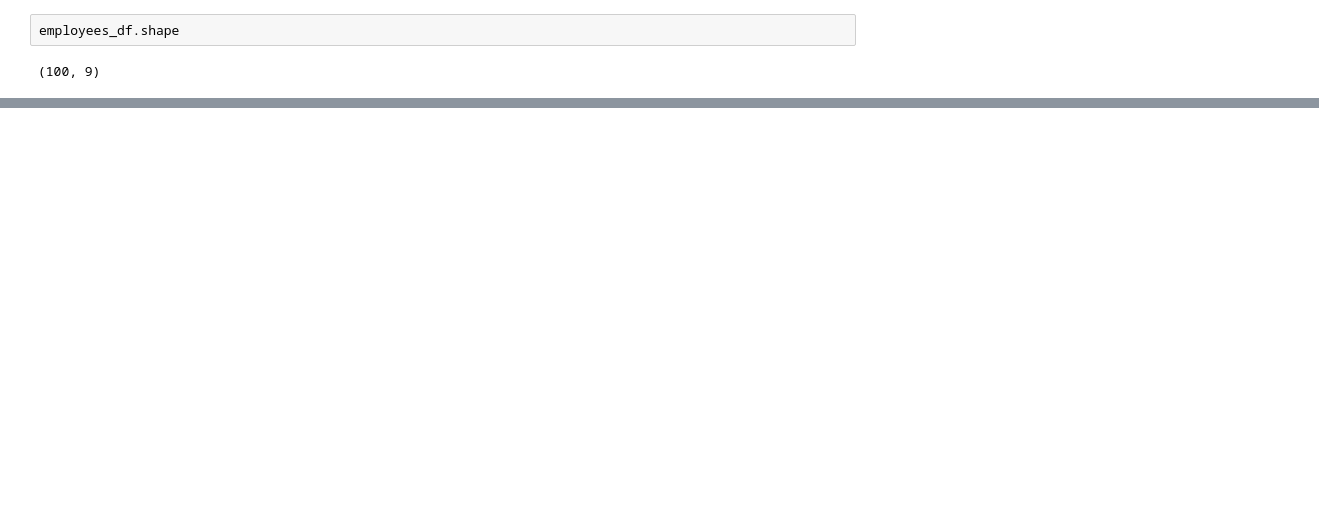
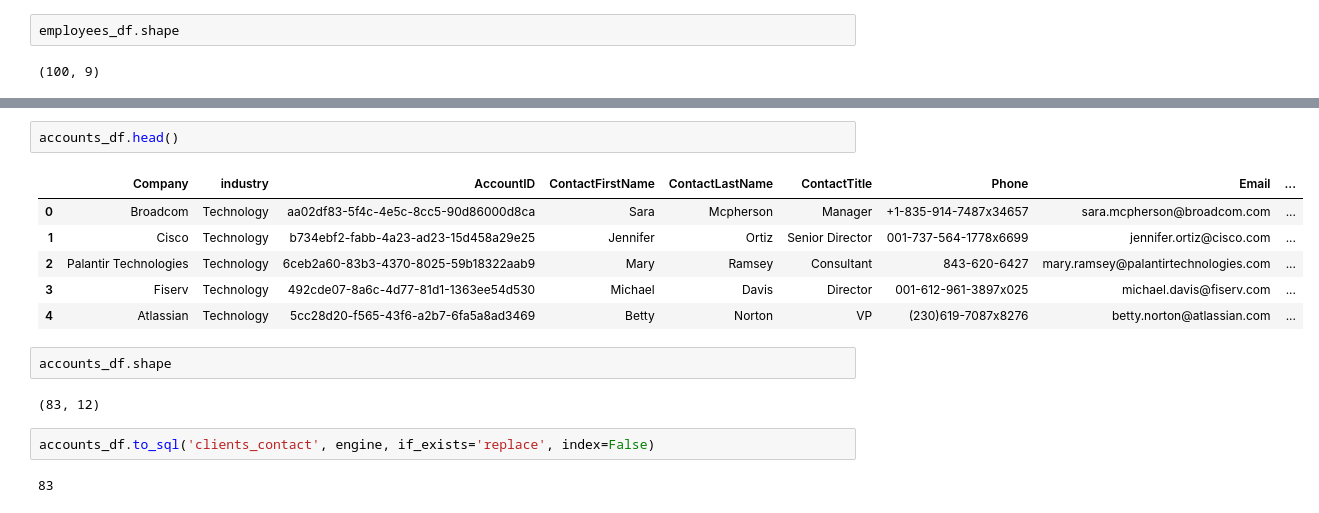
Before and after one commit to ConvoAI-Capstone-SpSu2025/currensee, a Jupyter notebook: notebooks/data_loading/load_crm_to_cloud.ipynb, the cells around one changed output, grey strips where cells are left out. Drawn from its saved outputs; the diff is of its cells as text; blank space fills up the shorter version.

```diff
--- a/notebooks/data_loading/load_crm_to_cloud.ipynb
+++ b/notebooks/data_loading/load_crm_to_cloud.ipynb
@@ -464,0 +431,17 @@ LINE 1: SELECT * from Employees
+# %%
+accounts_df.head()
+# %% [output]
+|  | Company | industry | AccountID | ContactFirstName | ContactLastName | ContactTitle | Phone | Email | ... |
+| 0 | Broadcom | Technology | aa02df83-5f4c-4e5c-8cc5-90d86000d8ca | Sara | Mcpherson | Manager | +1-835-914-7487x34657 | sara.mcpherson@broadcom.com | ... |
+| 1 | Cisco | Technology | b734ebf2-fabb-4a23-ad23-15d458a29e25 | Jennifer | Ortiz | Senior Director | 001-737-564-1778x6699 | jennifer.ortiz@cisco.com | ... |
+| 2 | Palantir Technologies | Technology | 6ceb2a60-83b3-4370-8025-59b18322aab9 | Mary | Ramsey | Consultant | 843-620-6427 | mary.ramsey@palantirtechnologies.com | ... |
+| 3 | Fiserv | Technology | 492cde07-8a6c-4d77-81d1-1363ee54d530 | Michael | Davis | Director | 001-612-961-3897x025 | michael.davis@fiserv.com | ... |
+| 4 | Atlassian | Technology | 5cc28d20-f565-43f6-a2b7-6fa5a8ad3469 | Betty | Norton | VP | (230)619-7087x8276 | betty.norton@atlassian.com | ... |
+# %%
+accounts_df.shape
+# %% [output]
+(83, 12)
+# %%
+accounts_df.to_sql('clients_contact', engine, if_exists='replace', index=False)
+# %% [output]
+83
```
Also changed, not shown: parts of 20 cells of this notebook.
